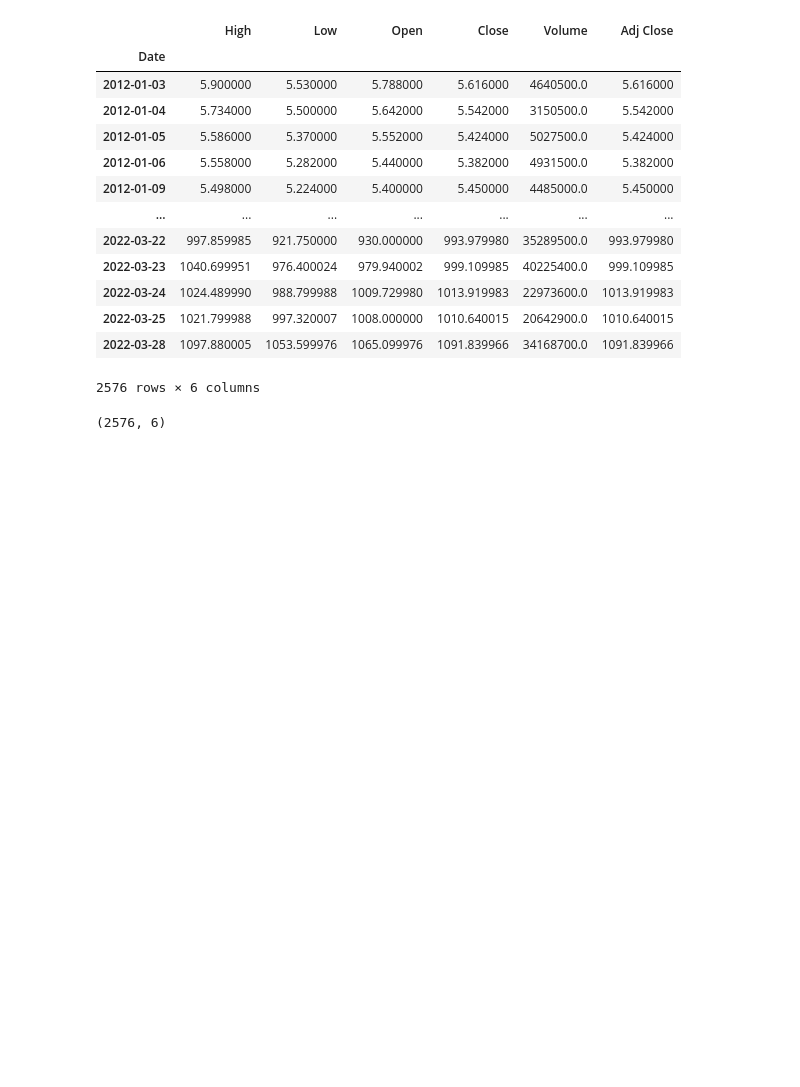
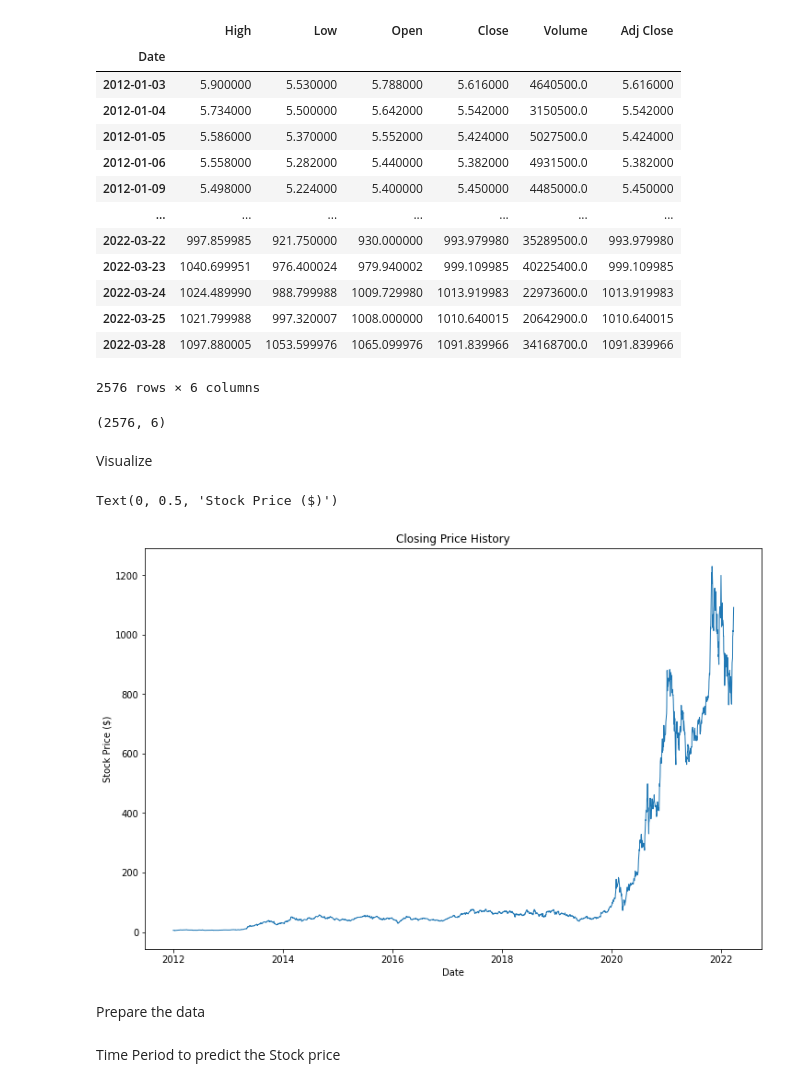
Before and after one commit to palakagl/AI-in-Finance, a Jupyter notebook: Stock_Price_Prediction_LSTM.ipynb, the cells around one changed output. Saved outputs shown, nothing was run; the diff lists cells and outputs as text; code cells hidden in the pictures; blank space fills up the shorter version.

```diff
--- a/Stock_Price_Prediction_LSTM.ipynb
+++ b/Stock_Price_Prediction_LSTM.ipynb
@@ -80,3 +87,14 @@ df
 df.shape
 # %% [output]
 (2576, 6)
+# %% [markdown]
+Visualize
+# %%
+plt.figure(figsize=(12,8))
+plt.title('Closing Price History')
+plt.plot(df['Close'], lw=1)
+plt.xlabel('Date')
+plt.ylabel('Stock Price ($)')
+# %% [output]
+Text(0, 0.5, 'Stock Price ($)')
+[figure, added]
@@ -82,0 +103,2 @@ df.shape
+# %% [markdown]
+Prepare the data
@@ -82,0 +115,2 @@ df.shape
+# %% [markdown]
+Time Period to predict the Stock price
```
Also changed, not shown: parts of 34 cells of this notebook.
